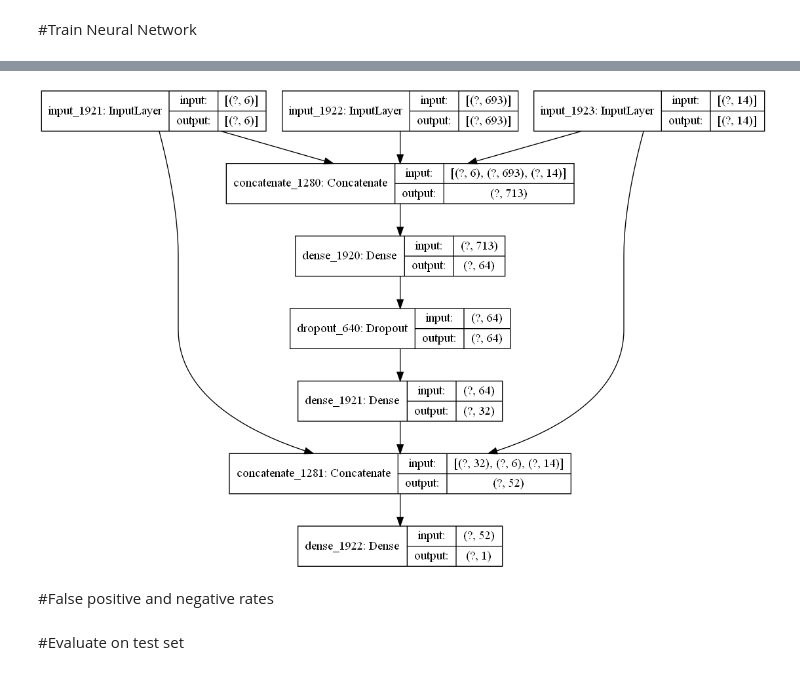
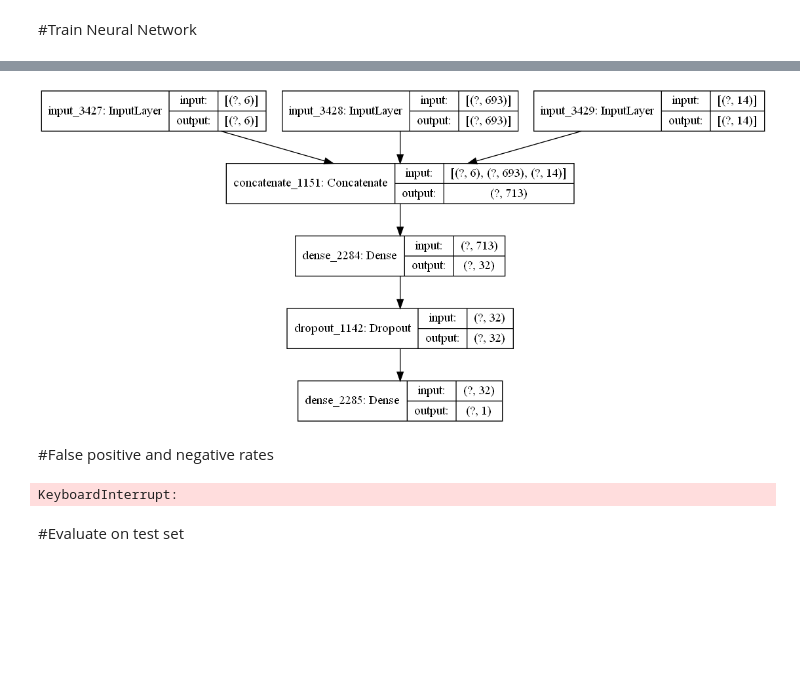
Before and after one commit to ColbyMainard/FraudDetectorCSCE676, a Jupyter notebook: Credit Card Analysis.ipynb, the cells around one changed output, grey strips where cells are left out. Drawn from its saved outputs; the diff is of its cells as text; code cells hidden in the pictures; blank space fills up the shorter version.

Commit message:
Add files via upload
More stable model selected

```diff
--- a/Credit Card Analysis.ipynb
+++ b/Credit Card Analysis.ipynb
@@ -184,13 +184,13 @@ def define_model(num_nodes, dropout, kernel_reg, bias_reg):
     concat_input = concatenate(inputs=[input_non_categorical, input_merchant_category, input_purchase_category])
     dense_layer_1 = Dense(num_nodes, activation=activations.relu, kernel_regularizer=regularizers.l2(kernel_reg), bias_regularizer=regularizers.l2(bias_reg))(concat_input)
     dropout_layer_1 = Dropout(dropout)(dense_layer_1)
-    dense_layer_2 = Dense(num_nodes // 2, activation=activations.relu, kernel_regularizer=regularizers.l2(kernel_reg), bias_regularizer=regularizers.l2(bias_reg))(dropout_layer_1)
-    concat_tail = concatenate(inputs=[dense_layer_2, input_non_categorical, input_purchase_category])
+    #dense_layer_2 = Dense(num_nodes // 2, activation=activations.relu, kernel_regularizer=regularizers.l2(kernel_reg), bias_regularizer=regularizers.l2(bias_reg))(dropout_layer_1)
+    #concat_tail = concatenate(inputs=[dropout_layer_1, input_non_categorical, input_purchase_category])
     #dropout_layer_2 = Dropout(dropout / 2)(concat_tail)
     #dense_layer_3 = Dense(num_nodes // 2, activation=activations.relu, kernel_regularizer=regularizers.l2(kernel_reg), bias_regularizer=regularizers.l2(bias_reg))(dropout_layer_2)
     #define output
-    output = Dense(1, activation=activations.sigmoid)(concat_tail)
-    #output = Dense(1, activation=activations.sigmoid)(dense_layer_3)
+    #output = Dense(1, activation=activations.sigmoid)(concat_tail)
+    output = Dense(1, activation=activations.sigmoid)(dropout_layer_1)
     #compile and return
     network = Model(inputs=[input_non_categorical, input_merchant_category, input_purchase_category], outputs=output)
     #network = Model(inputs=[input_non_categorical, input_purchase_category], outputs=output)
@@ -271,11 +271,11 @@ Best loss: 717573.9015625
 import os
 os.mkdir("cc_fraud_detector")
 
-callbacks_list = [callbacks.EarlyStopping(monitor='val_loss', patience=1,), callbacks.ModelCheckpoint(filepath='cc_fraud_detector.h5', monitor='val_loss', save_best_only=True,), callbacks.ReduceLROnPlateau(monitor='val_loss', factor=0.1,patience=1,), callbacks.TensorBoard(log_dir="cc_fraud_detector",histogram_freq=1,embeddings_freq=1,)]
+callbacks_list = [callbacks.EarlyStopping(monitor='val_loss', patience=5,), callbacks.ModelCheckpoint(filepath='cc_fraud_detector.h5', monitor='val_loss', save_best_only=True,), callbacks.ReduceLROnPlateau(monitor='val_loss', factor=0.1,patience=1,), callbacks.TensorBoard(log_dir="cc_fraud_detector",histogram_freq=1,embeddings_freq=1,)]
 try:
     max_node_count, dropout_value, kernel_reg, bias_reg = best_params
 except:
-    max_node_count, dropout_value, kernel_reg, bias_reg = 64, 0.2, 0.025, 0.01
+    max_node_count, dropout_value, kernel_reg, bias_reg = 32, 0.2, 0.025, 0.025
 
 network = define_model(max_node_count, dropout_value, kernel_reg, bias_reg)
 history = network.fit(x=[fraud_data_non_categorical_sample, fraud_data_merchant_sample, fraud_data_category_sample], y=fraud_data_label_sample, epochs=20, batch_size=128, validation_split=0.2, callbacks=callbacks_list)
@@ -291,4 +303,4 @@ Epoch 2/20
-[figure, old version]
+[figure, new version]
 # %% [markdown]
 #False positive and negative rates
 # %%
@@ -300,6 +312,7 @@ true_neg = 0
 
 #load credit_card_fraud_clean_test.csv and format
 test_data_non_categorical = []
+test_data_merchant_category = []
 test_data_product_category = []
 test_data_fraud_value = []
 for idx in range(len(test_data_clean["cc_num"])):
@@ -313,12 +326,18 @@ for idx in range(len(test_data_clean["cc_num"])):
     non_categorical_element.append(test_data_clean["merch_long"][idx])
     test_data_non_categorical.append(non_categorical_element)
     categorical_element = to_categorical(categories_tokenized_dict[test_data_clean["category"][idx]], num_classes=num_unique_categories)
+    test_data_merchant_category.append(to_categorical(merchant_tokenized_dict[test_data_clean["merchant"][idx]], num_classes=num_unique_merchants))
     test_data_product_category.append(categorical_element)
     test_data_fraud_value.append([test_data_clean["is_fraud"][idx]])
 
 test_data_non_categorical = np.array(test_data_non_categorical)
+test_data_merchant_category = np.array(test_data_merchant_category)
 test_data_product_category = np.array(test_data_product_category)
 test_data_fraud_value = np.array(test_data_fraud_value)
+
+network = load_model("cc_fraud_detector.h5")
+# %% [output]
+KeyboardInterrupt:
 # %% [markdown]
 #Evaluate on test set
 # %%
```
Also changed, not shown: parts of 3 cells of this notebook.
